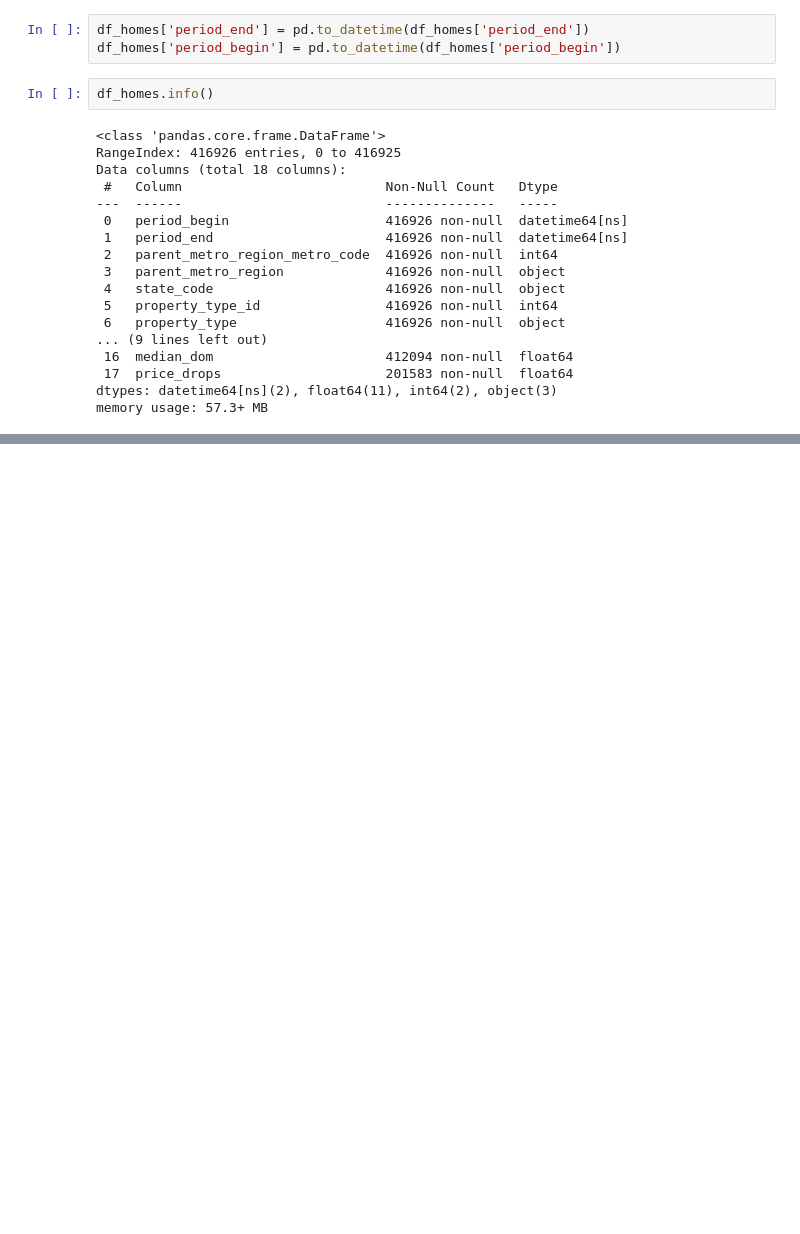
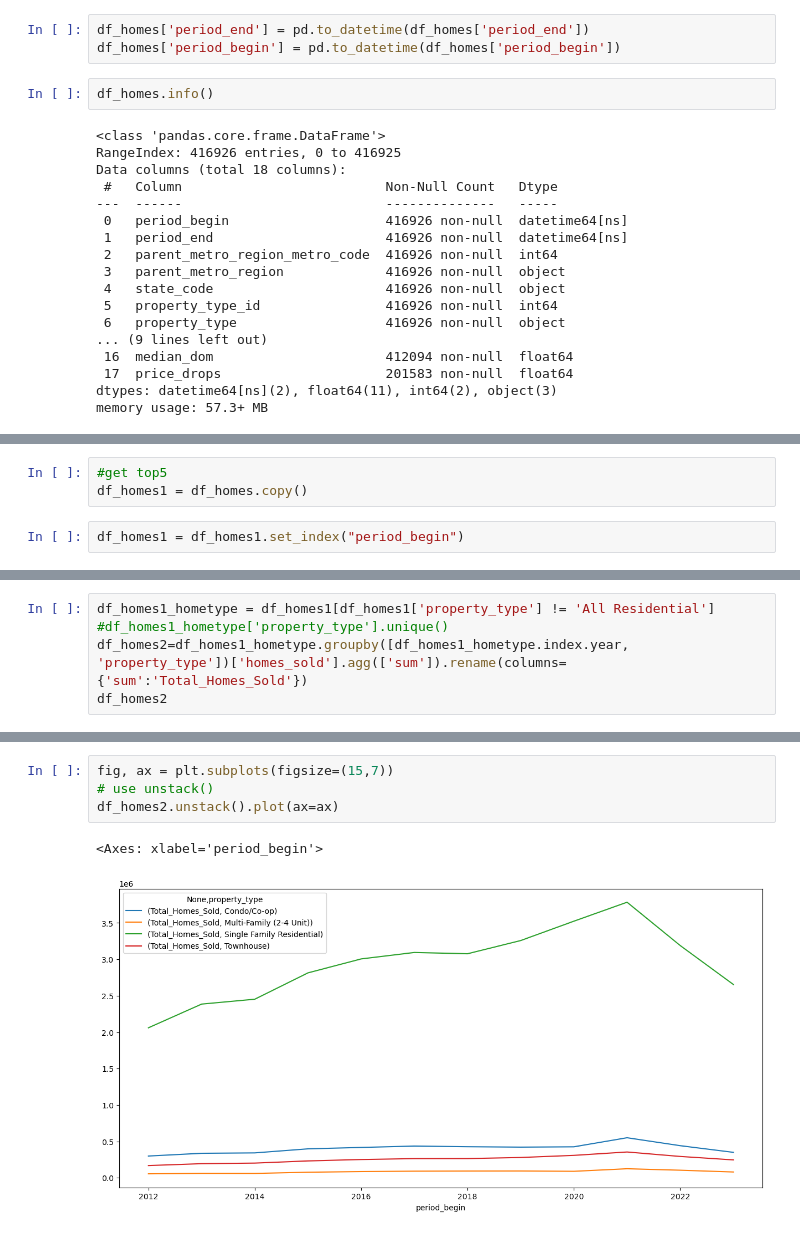
Before and after one commit to mvenegas011/Project1_Group7, a Jupyter notebook: Metro_Homes.ipynb, the cells around one changed output, grey strips where cells are left out. Drawn from its saved outputs; the diff is of its cells as text; blank space fills up the shorter version.

Commit message:
Added plots to the code-020724

```diff
--- a/Metro_Homes.ipynb
+++ b/Metro_Homes.ipynb
@@ -50,0 +84,5 @@ memory usage: 57.3+ MB
+# %%
+#get top5
+df_homes1 = df_homes.copy()
+# %%
+df_homes1 = df_homes1.set_index("period_begin")
@@ -50,0 +131,5 @@ memory usage: 57.3+ MB
+# %%
+df_homes1_hometype = df_homes1[df_homes1['property_type'] != 'All Residential']
+#df_homes1_hometype['property_type'].unique()
+df_homes2=df_homes1_hometype.groupby([df_homes1_hometype.index.year, 'property_type'])['homes_sold'].agg(['sum']).rename(columns={'sum':'Total_Homes_Sold'})
+df_homes2
@@ -50,0 +155,7 @@ memory usage: 57.3+ MB
+# %%
+fig, ax = plt.subplots(figsize=(15,7))
+# use unstack()
+df_homes2.unstack().plot(ax=ax)
+# %% [output]
+<Axes: xlabel='period_begin'>
+[figure, added]
```
Also changed, not shown: parts of 13 cells of this notebook, 1 other file.
